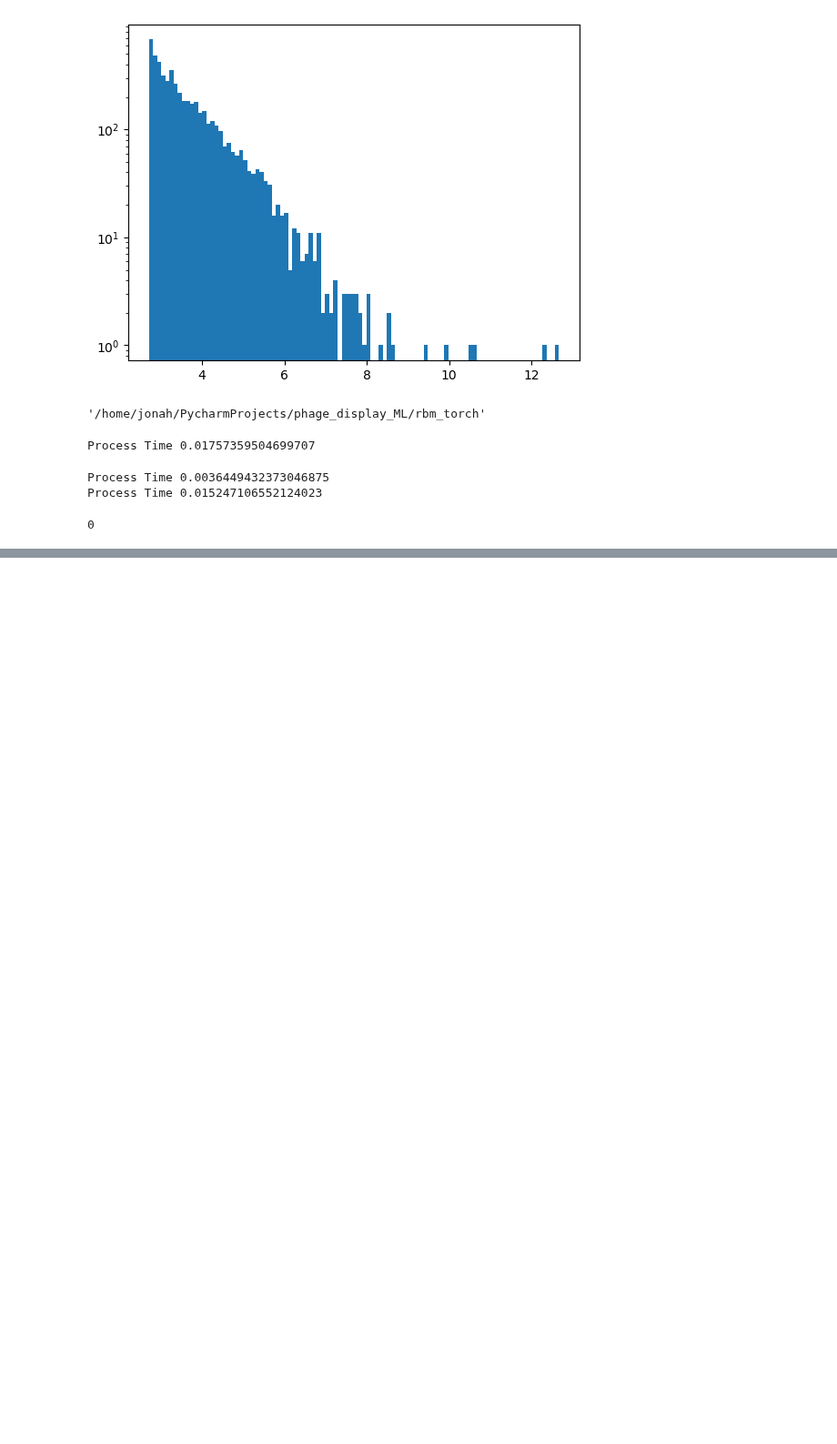
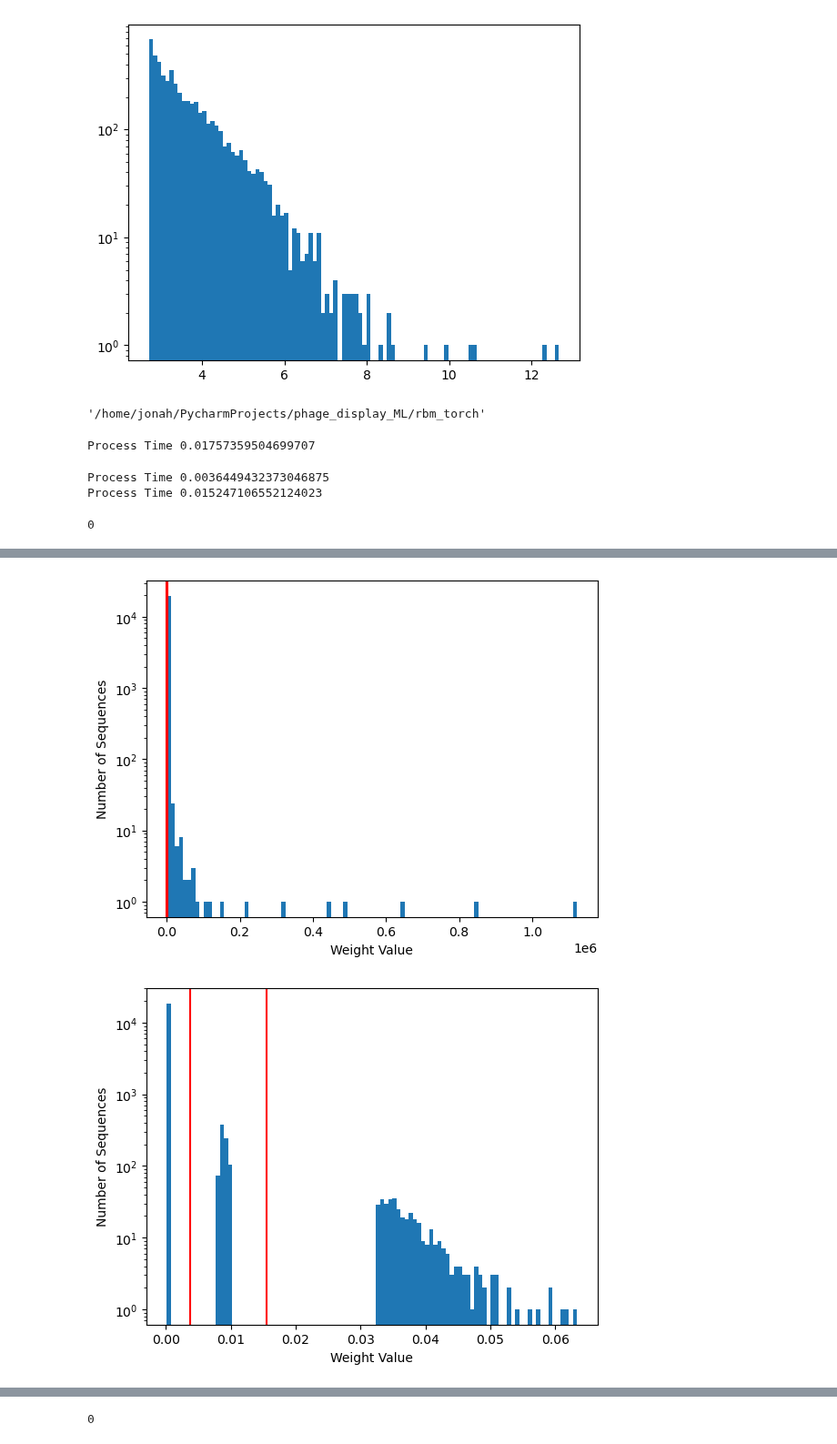
Before and after one commit to Jonahowns/phage_display_ML, a Jupyter notebook: datasets/cov_dataset_prep_example.ipynb, the cells around one changed output, grey strips where cells are left out. Shown at 91% size. Cells and saved outputs as stored; diff of their text form; code cells hidden in the pictures; blank space fills up the shorter version.

```diff
--- a/datasets/cov_dataset_prep_example.ipynb
+++ b/datasets/cov_dataset_prep_example.ipynb
@@ -536,0 +612,18 @@ sp.call(f"python submit.py -d cov -r m1c -p wzhengpu1 -q wildfire -m crbm -e 200
+# %%
+import numpy as np
+os.chdir("../datasets/")
+unique, counts = np.unique(m1_labels, return_counts=True)
+mapping = {x : 1./counts[xid] for xid, x in enumerate(list(unique)) if x > -1}
+db_neigh_vals = [mapping[x] if x > -1 else 1. for x in list(m1_labels)]
+
+
+stand_affs = dp.standardize_affinities(affs, out_plots=f"./cov/{fasta_id}_st2", scale="log", dividers=[30, 70], target_scaling=[2., 2.], divider_type="percentile")
+
+dp.make_weight_file(f"{fasta_id}_db", db_neigh_vals, "db", dir="./cov/")
+dp.make_weight_file(f"{fasta_id}_st2", stand_affs, "st2", dir="./cov/")
+dp.make_weight_file(f"{fasta_id}_dbst2", (np.asarray(db_neigh_vals)*stand_affs).tolist(), "dbst2", dir="./cov/")
+# %%
+dp.quick_hist(np.asarray(db_neigh_vals)*stand_affs)
+# %% [output]
+[figure, added]
+[figure, added]
@@ -536,0 +631,10 @@ sp.call(f"python submit.py -d cov -r m1c -p wzhengpu1 -q wildfire -m crbm -e 200
+# %%
+import subprocess as sp
+import os
+os.chdir("../rbm_torch/")
+sp.call(f"python submit.py -d cov -r m1 -p wzhengpu1 -q wildfire -m crbm -e 2000 -g 2 --precision single", shell=True) # weights
+sp.call(f"python submit.py -d cov -r m1 -p wzhengpu1 -q wildfire -m crbm -e 2000 -g 2 -w m1_db.json --precision single", shell=True) # weights
+sp.call(f"python submit.py -d cov -r m1 -p wzhengpu1 -q wildfire -m crbm -e 2000 -g 2 -w m1_dbst2.json --precision single", shell=True) # weights
+sp.call(f"python submit.py -d cov -r m1 -p wzhengpu1 -q wildfire -m crbm -e 2000 -g 2 -w m1_st2.json --precision single", shell=True) # weights
+# %% [output]
+0
```
Also changed, not shown: parts of 7 cells of this notebook, 6 other files.
